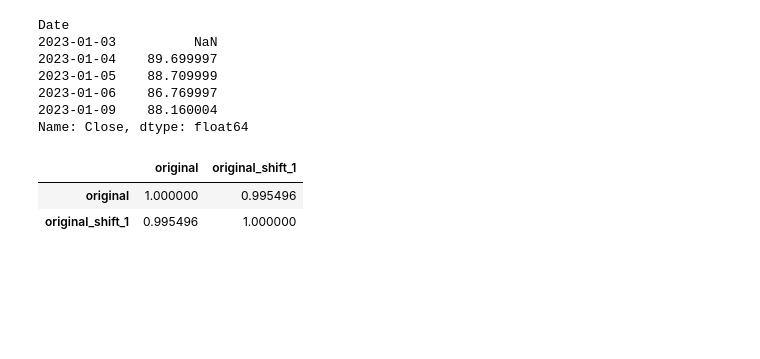
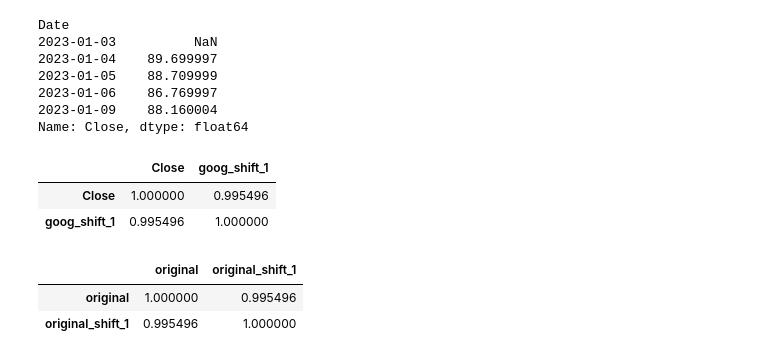
Before and after one commit to BOYSABIO/IE-University, a Jupyter notebook: IE_MASTERS/5_PYTHON_FOR_DATA_ANALYSIS/SEMESTER_2/s01_datetimes_pandas.ipynb, the cells around one changed output. Saved outputs shown, nothing was run; the diff lists cells and outputs as text; code cells hidden in the pictures; blank space fills up the shorter version.

```diff
--- a/IE_MASTERS/5_PYTHON_FOR_DATA_ANALYSIS/SEMESTER_2/s01_datetimes_pandas.ipynb
+++ b/IE_MASTERS/5_PYTHON_FOR_DATA_ANALYSIS/SEMESTER_2/s01_datetimes_pandas.ipynb
@@ -564,6 +557,17 @@ Date
 2023-01-06    86.769997
 2023-01-09    88.160004
 Name: Close, dtype: float64
+# %%
+import pandas as pd
+goog_df = pd.DataFrame(goog)
+
+goog_df['goog_shift_1'] = goog_df['Close'].shift(1)
+
+goog_df.corr()
+# %% [output]
+|  | Close | goog_shift_1 |
+| Close | 1.000000 | 0.995496 |
+| goog_shift_1 | 0.995496 | 1.000000 |
 # %%
 goog_df = pd.DataFrame({
     "original": goog,
```
Also changed, not shown: parts of 12 cells of this notebook, 1 other file.
